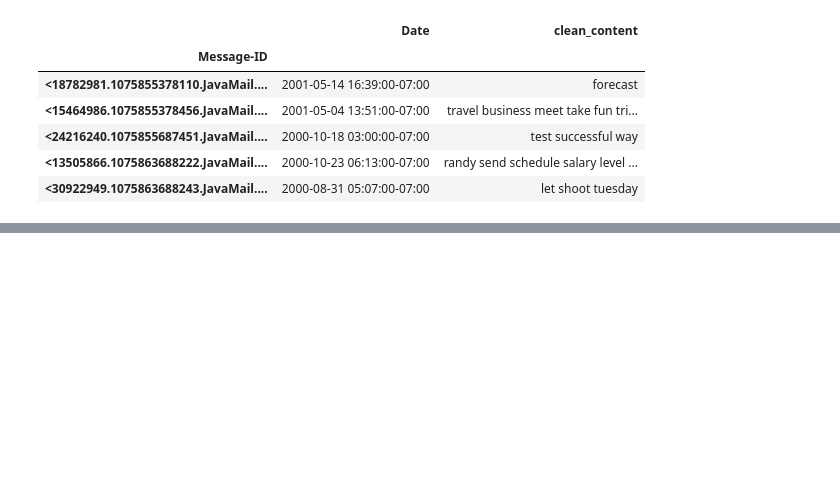
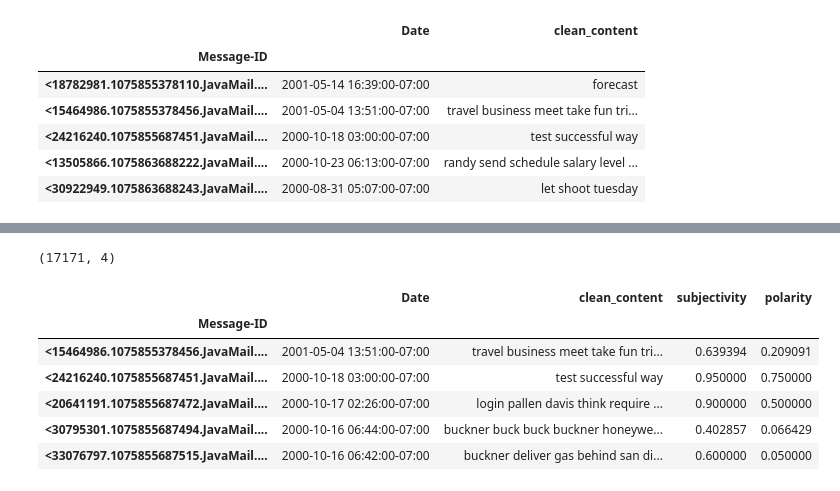
Before and after one commit to JiaMa-SJSU/Auto-complete, a Jupyter notebook: smart_email_compose.ipynb, the cells around one changed output, grey strips where cells are left out. Cells and saved outputs as stored; diff of their text form; code cells hidden in the pictures; blank space fills up the shorter version.

```diff
--- a/smart_email_compose.ipynb
+++ b/smart_email_compose.ipynb
@@ -446,17 +446,17 @@ from textblob.sentiments import PatternAnalyzer
 from textblob.sentiments import NaiveBayesAnalyzer
 # %%
 def calculate_subjectivity (text):
-    """ uses TextBlob to calculate subjectivity """
+# uses TextBlob to calculate subjectivity
     testimonial = TextBlob(text)
     return testimonial.sentiment.subjectivity
 
 def calculate_polarity(text):
-    """ uses TextBlob to calculate polarity """
+# uses TextBlob to calculate polarity """
     testimonial = TextBlob(text)
     return testimonial.sentiment.polarity
 
-def calculate_sentiment_nb(text, attribute=0):
-    """ uses this shit http://textblob.readthedocs.org/en/latest/advanced_usage.html """
+def calculate_sentiment_nb(text, attribute):
+# uses this TextBlob to calculate possibility of positive and negative
     blob = TextBlob(text, analyzer=NaiveBayesAnalyzer())
     return blob.sentiment[attribute]
 # %%
@@ -473,8 +473,9 @@ sentiment_df.head()
 | <13505866.1075863688222.JavaMail.... | 2000-10-23 06:13:00-07:00 | randy send schedule salary level ... |
 | <30922949.1075863688243.JavaMail.... | 2000-08-31 05:07:00-07:00 | let shoot tuesday |
 # %%
-sentiment_df['subjectivity '] = sentiment_df.clean_content.apply(lambda x: calculate_subjectivity(x))
+sentiment_df['subjectivity'] = sentiment_df.clean_content.apply(lambda x: calculate_subjectivity(x))
 sentiment_df['polarity'] = sentiment_df.clean_content.apply(lambda x: calculate_polarity(x))
-sentiment_df['sentiment'] = sentiment_df.clean_content.apply(lambda x: calculate_sentiment_nb(x, attribute=0))
-sentiment_df['p_pos'] = sentiment_df.clean_content.apply(lambda x: calculate_sentiment_nb(x, attribute=1))
-sentiment_df['p_neg'] = sentiment_df.clean_content.apply(lambda x: calculate_sentiment_nb(x, attribute=2))
+#takes too long time to compute, may for feed into further maching learning model
+#sentiment_df['sentiment'] = sentiment_df.clean_content.apply(lambda x: calculate_sentiment_nb(x, attribute=0))
+#sentiment_df['p_pos'] = sentiment_df.clean_content.apply(lambda x: calculate_sentiment_nb(x, attribute=1))
+#sentiment_df['p_neg'] = sentiment_df.clean_content.apply(lambda x: calculate_sentiment_nb(x, attribute=2))
@@ -496,0 +503,13 @@ calculate_sentiment_nb(test1, attribute= 0)
+# %%
+sentiment_df = sentiment_df[sentiment_df['subjectivity'].map(subject_screen) != 0]
+print(sentiment_df.shape)
+sentiment_df.head()
+# %% [output]
+(17171, 4)
+|  | Date | clean_content | subjectivity | polarity |
+| Message-ID |  |  |  |  |
+| <15464986.1075855378456.JavaMail.... | 2001-05-04 13:51:00-07:00 | travel business meet take fun tri... | 0.639394 | 0.209091 |
+| <24216240.1075855687451.JavaMail.... | 2000-10-18 03:00:00-07:00 | test successful way | 0.950000 | 0.750000 |
+| <20641191.1075855687472.JavaMail.... | 2000-10-17 02:26:00-07:00 | login pallen davis think require ... | 0.900000 | 0.500000 |
+| <30795301.1075855687494.JavaMail.... | 2000-10-16 06:44:00-07:00 | buckner buck buck buckner honeywe... | 0.402857 | 0.066429 |
+| <33076797.1075855687515.JavaMail.... | 2000-10-16 06:42:00-07:00 | buckner deliver gas behind san di... | 0.600000 | 0.050000 |
```
Also changed, not shown: parts of 12 cells of this notebook.
